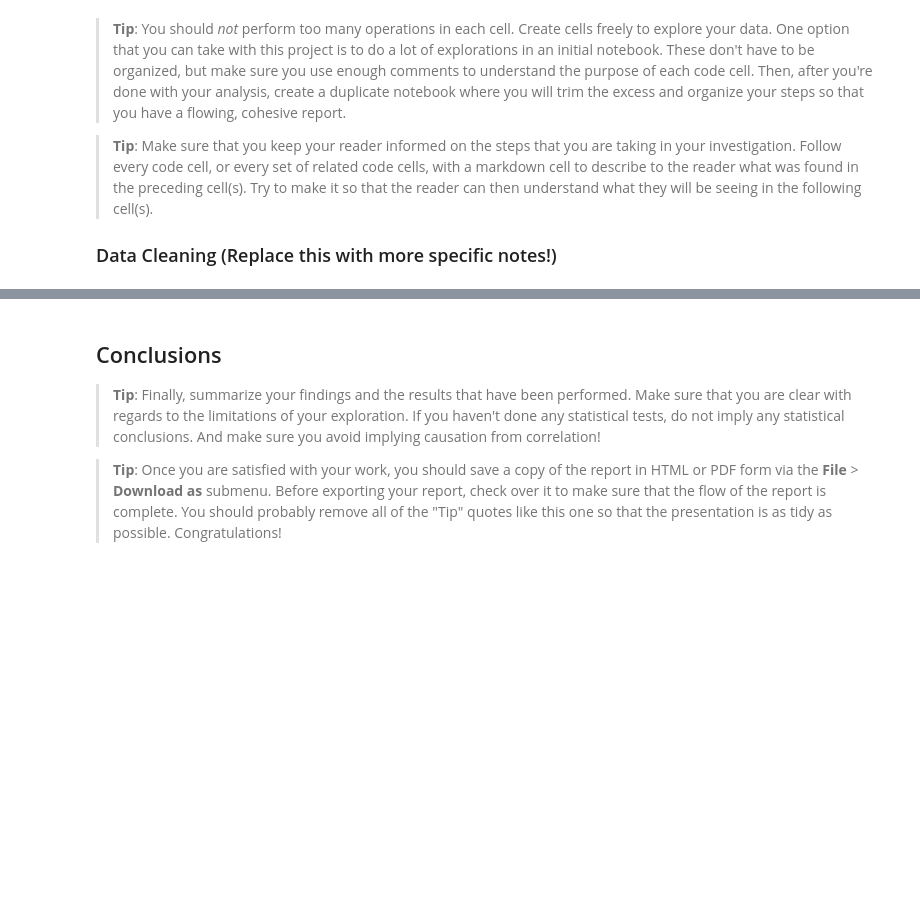
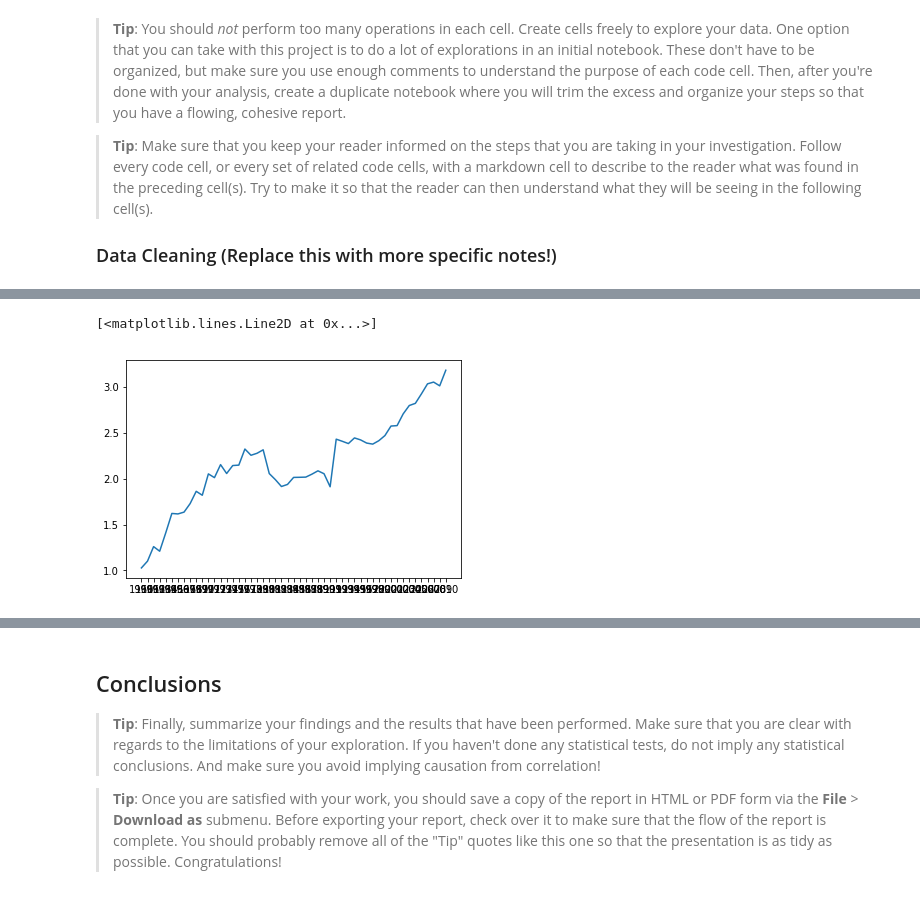
Before and after one commit to hstoefen/Intro-to-Data-Analysis, a Jupyter notebook: Final Project/project_draft1.ipynb, the cells around one changed output, grey strips where cells are left out. Saved outputs shown, nothing was run; the diff lists cells and outputs as text; code cells hidden in the pictures; blank space fills up the shorter version.

```diff
--- a/Final Project/project_draft1.ipynb
+++ b/Final Project/project_draft1.ipynb
@@ -194,0 +186,6 @@ co2_per_usd.describe()
+# %%
+# determine countries with a low hdi as defined above in 2011
+
+hdi_low = hdi['2011'][hdi['2011']<0.8]
+hdi_low = hdi_low.rename('HDI')
+hdi_low.head()
@@ -194,0 +214,6 @@ co2_per_usd.describe()
+# %%
+# create data sets for high low
+co2_per_person_hdi_low = co2_per_person.join(hdi_low,how='inner',lsuffix='_co2_pp',rsuffix='_hdi')
+gdp_per_person_hdi_low = gdp_per_person.join(hdi_low,how='inner',lsuffix='_gdp_pp',rsuffix='_hdi')
+co2_per_usd_hdi_low = co2_per_usd.join(hdi_low,how='inner',lsuffix='_co2_usd',rsuffix='_hdi')
+co2_per_person_hdi_low.head()
@@ -194,0 +264,5 @@ co2_per_usd.describe()
+# %%
+plt.plot(co2_per_person_hdi_low_time)
+# %% [output]
+[<matplotlib.lines.Line2D at 0x...>]
+[figure, added]
```
Also changed, not shown: parts of 48 cells of this notebook, 5 other files.
